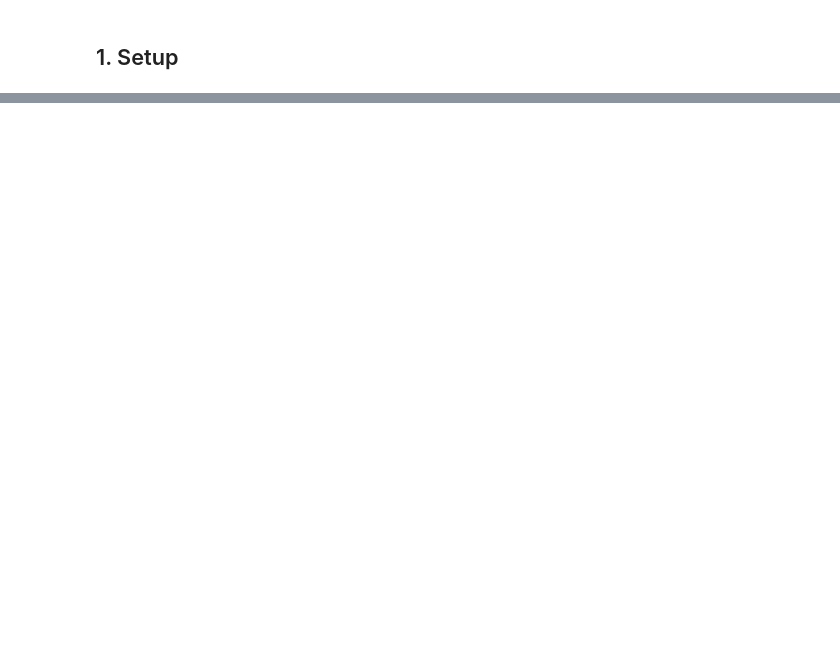
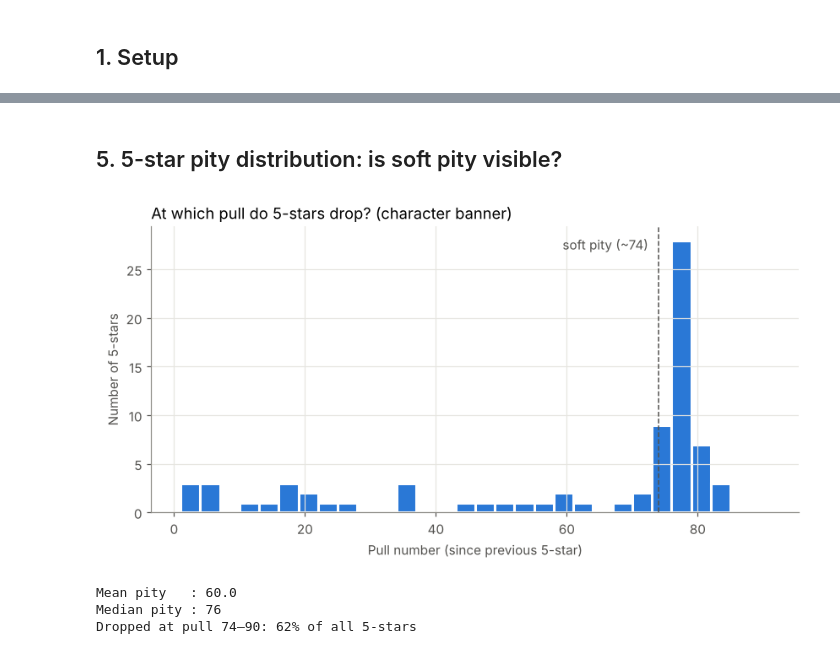
Before and after one commit to kaigerodzm/Genshin-Wish-Analysis, a Jupyter notebook: analisis_wish_genshin.ipynb, the cells around one changed output, grey strips where cells are left out. Cells and saved outputs as stored; diff of their text form; code cells hidden in the pictures; blank space fills up the shorter version.

```diff
--- a/analisis_wish_genshin.ipynb
+++ b/analisis_wish_genshin.ipynb
@@ -346,0 +20,13 @@ apakah win rate 50/50 berbeda signifikan dari 50% (*binomial test*).
+# %%
+import pandas as pd
+import numpy as np
+import matplotlib.pyplot as plt
+
+# Chart style: thin marks, subtle grid
+plt.rcParams.update({
+    "figure.dpi": 110, "axes.spines.top": False, "axes.spines.right": False,
+    "axes.grid": True, "grid.color": "#e6e5e0", "grid.linewidth": 0.8,
+    "axes.edgecolor": "#8c8b85", "axes.labelcolor": "#52514e",
+    "xtick.color": "#52514e", "ytick.color": "#52514e", "font.size": 10,
+})
+BLUE, ORANGE, AQUA = "#2a78d6", "#eb6834", "#1baf7a"
@@ -346,0 +88,16 @@ apakah win rate 50/50 berbeda signifikan dari 50% (*binomial test*).
+# %%
+def pity_since_5star(g):
+    pity, out = 0, []
+    for r in g["Rarity"]:
+        pity += 1
+        out.append(pity)
+        if r == 5:
+            pity = 0
+    return pd.Series(out, index=g.index)
+
+df["Pity5"] = df.groupby("Banner Type", group_keys=False).apply(pity_since_5star)
+five_stars = df[df["Rarity"] == 5].copy()
+
+# Validation: our pity count must match paimon.moe's Pity column for every 5-star
+print("Pity matches paimon.moe:", (five_stars["Pity5"] == five_stars["Pity"]).all())
+five_stars[["Banner Type", "Name", "Time", "Pity5"]].tail(10)
@@ -346,0 +137,22 @@ apakah win rate 50/50 berbeda signifikan dari 50% (*binomial test*).
+# %% [markdown]
+## 5. 5-star pity distribution: is soft pity visible?
+# %%
+char5 = five_stars[five_stars["Banner Type"] == "Character"]
+
+fig, ax = plt.subplots(figsize=(9, 4))
+ax.hist(char5["Pity5"], bins=range(1, 92, 3), color=BLUE, edgecolor="white", linewidth=2)
+ax.axvline(74, color="#52514e", linestyle="--", linewidth=1)
+ax.text(73, ax.get_ylim()[1] * 0.92, "soft pity (~74) ", color="#52514e", ha="right")
+ax.set_title("At which pull do 5-stars drop? (character banner)", loc="left", fontsize=12)
+ax.set_xlabel("Pull number (since previous 5-star)")
+ax.set_ylabel("Number of 5-stars")
+plt.show()
+
+print(f"Mean pity   : {char5['Pity5'].mean():.1f}")
+print(f"Median pity : {char5['Pity5'].median():.0f}")
+print(f"Dropped at pull 74–90: {(char5['Pity5'] >= 74).mean():.0%} of all 5-stars")
+# %% [output]
+[figure, added]
+Mean pity   : 60.0
+Median pity : 76
+Dropped at pull 74–90: 62% of all 5-stars
```
Also changed, not shown: parts of 45 cells of this notebook, 5 other files.
